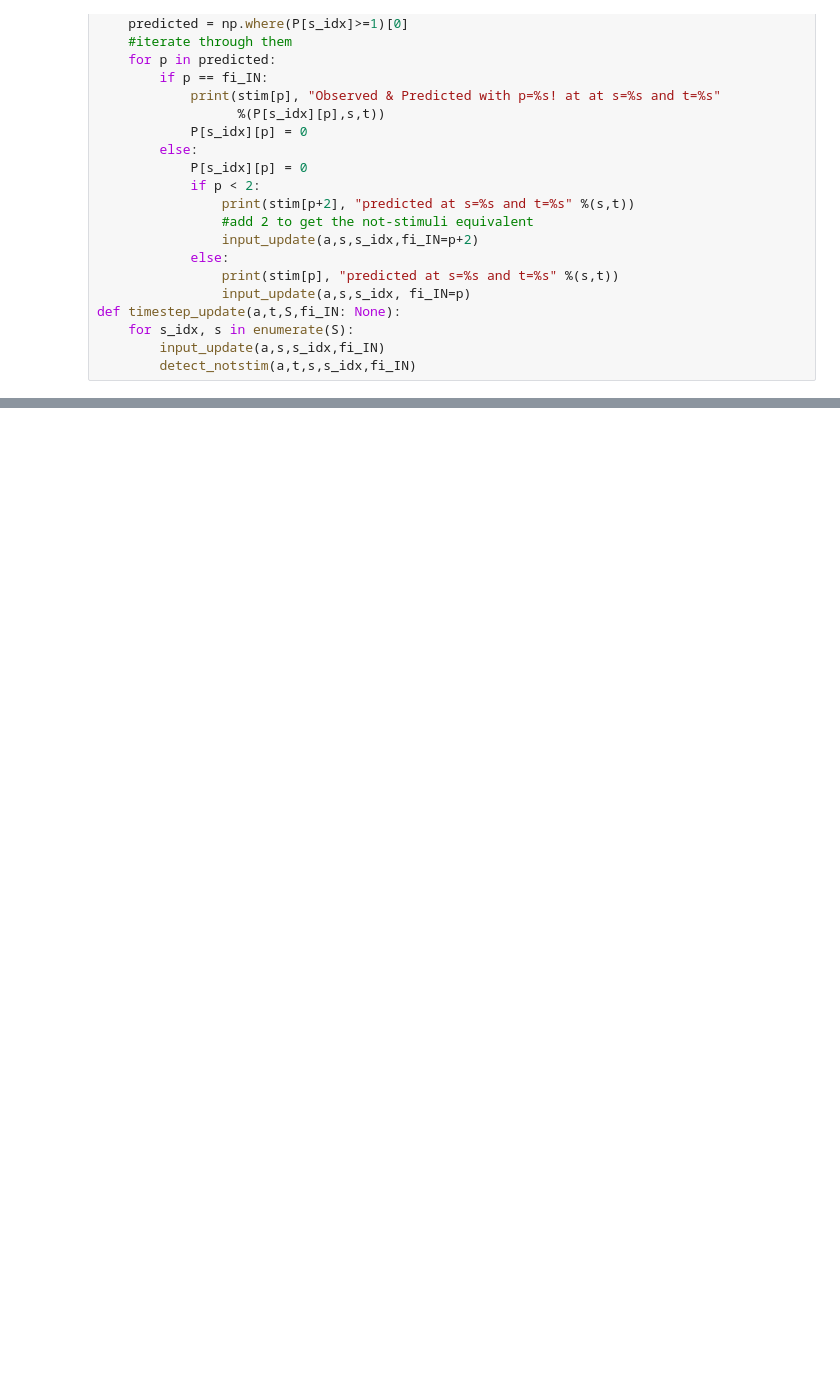
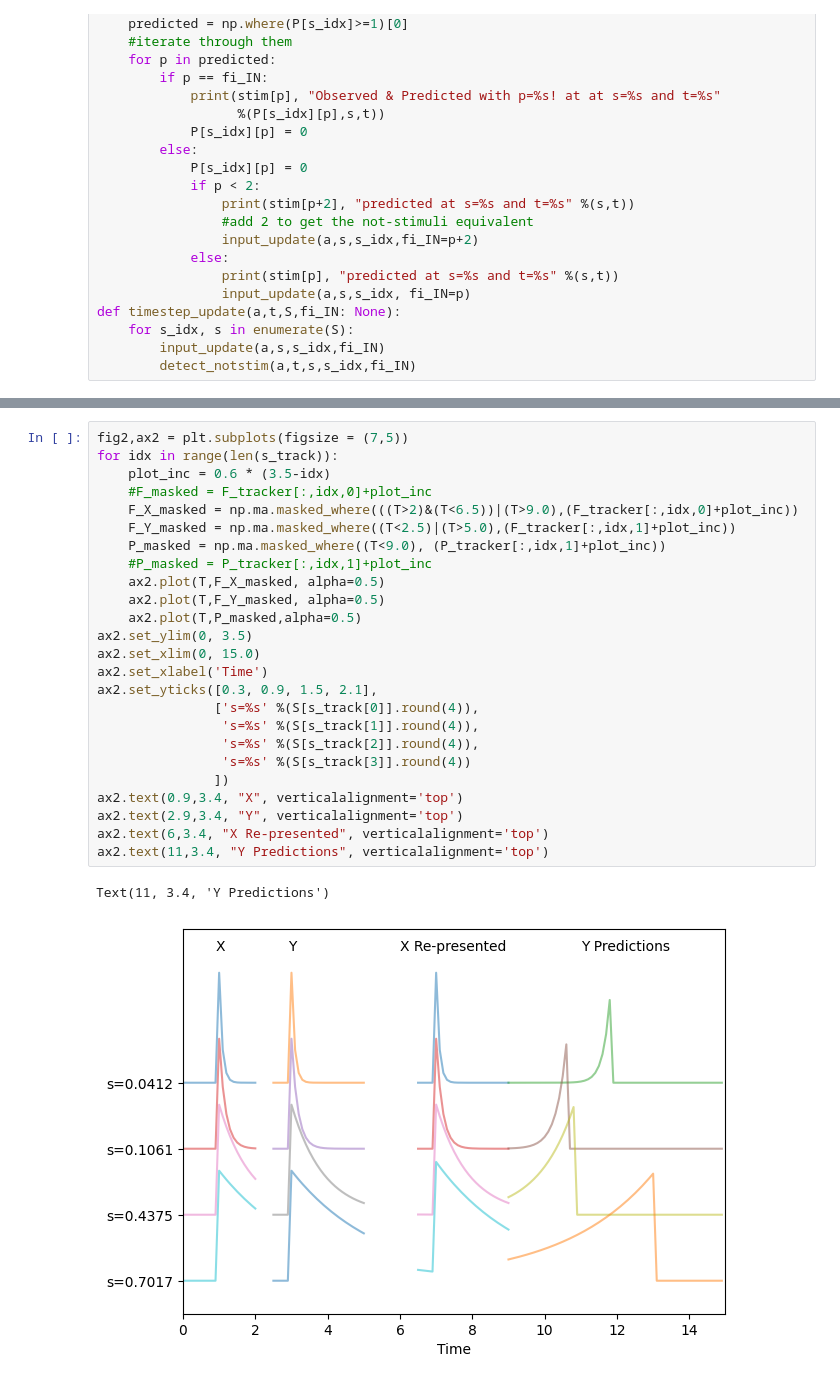
Before and after one commit to advil4rent/frasier, a Jupyter notebook: frasier_1.0.ipynb, the cells around one changed output, grey strips where cells are left out. Drawn from its saved outputs; the diff is of its cells as text; blank space fills up the shorter version.

```diff
--- a/frasier_1.0.ipynb
+++ b/frasier_1.0.ipynb
@@ -136,0 +149,28 @@ ax[1].legend(['X', 'Y','Not-X (X predicted, not observed)', 'Not Y (Y predicted,
+# %%
+fig2,ax2 = plt.subplots(figsize = (7,5))
+for idx in range(len(s_track)):
+    plot_inc = 0.6 * (3.5-idx)
+    #F_masked = F_tracker[:,idx,0]+plot_inc
+    F_X_masked = np.ma.masked_where(((T>2)&(T<6.5))|(T>9.0),(F_tracker[:,idx,0]+plot_inc))
+    F_Y_masked = np.ma.masked_where((T<2.5)|(T>5.0),(F_tracker[:,idx,1]+plot_inc))
+    P_masked = np.ma.masked_where((T<9.0), (P_tracker[:,idx,1]+plot_inc))
+    #P_masked = P_tracker[:,idx,1]+plot_inc
+    ax2.plot(T,F_X_masked, alpha=0.5)
+    ax2.plot(T,F_Y_masked, alpha=0.5)
+    ax2.plot(T,P_masked,alpha=0.5)
+ax2.set_ylim(0, 3.5)
+ax2.set_xlim(0, 15.0)
+ax2.set_xlabel('Time')
+ax2.set_yticks([0.3, 0.9, 1.5, 2.1],
+               ['s=%s' %(S[s_track[0]].round(4)),
+                's=%s' %(S[s_track[1]].round(4)),
+                's=%s' %(S[s_track[2]].round(4)),
+                's=%s' %(S[s_track[3]].round(4))
+               ])
+ax2.text(0.9,3.4, "X", verticalalignment='top')
+ax2.text(2.9,3.4, "Y", verticalalignment='top')
+ax2.text(6,3.4, "X Re-presented", verticalalignment='top')
+ax2.text(11,3.4, "Y Predictions", verticalalignment='top')
+# %% [output]
+Text(11, 3.4, 'Y Predictions')
+[figure, added]
```
Also changed, not shown: parts of 8 cells of this notebook.
